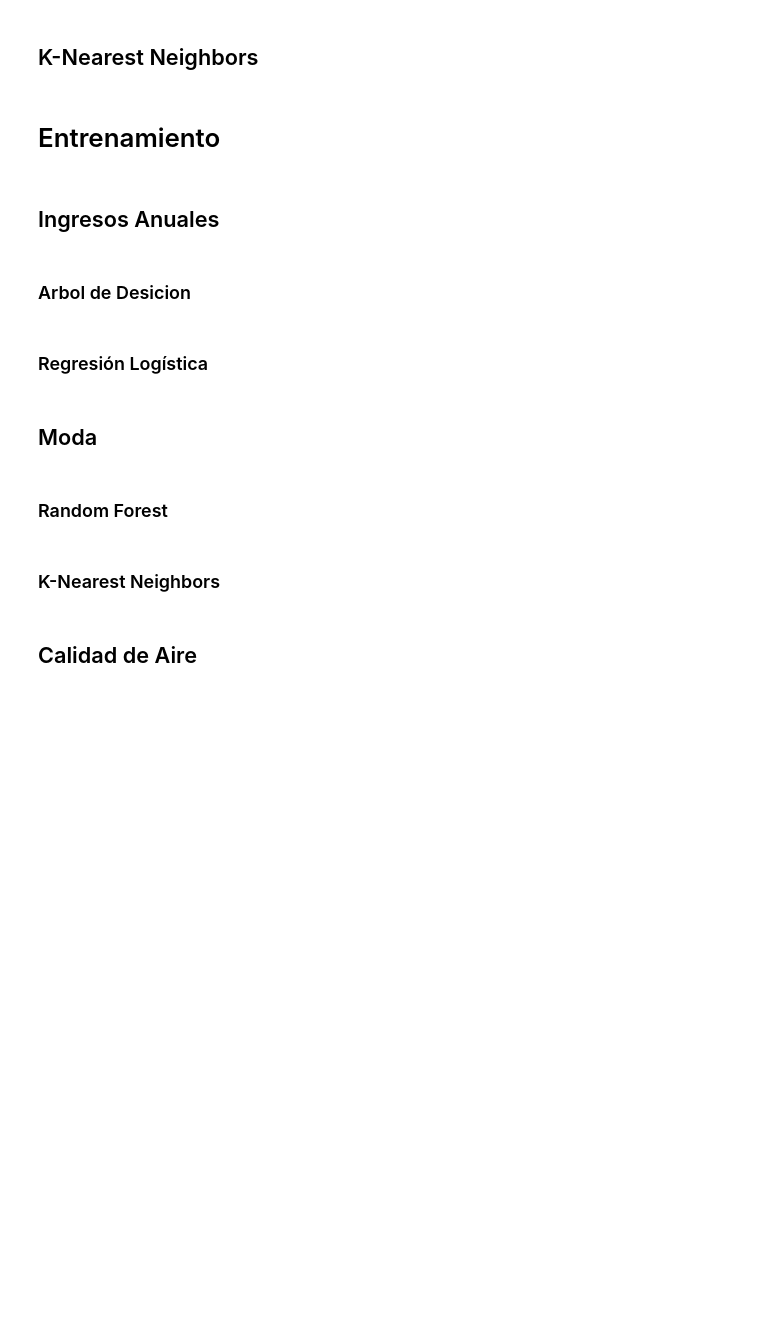
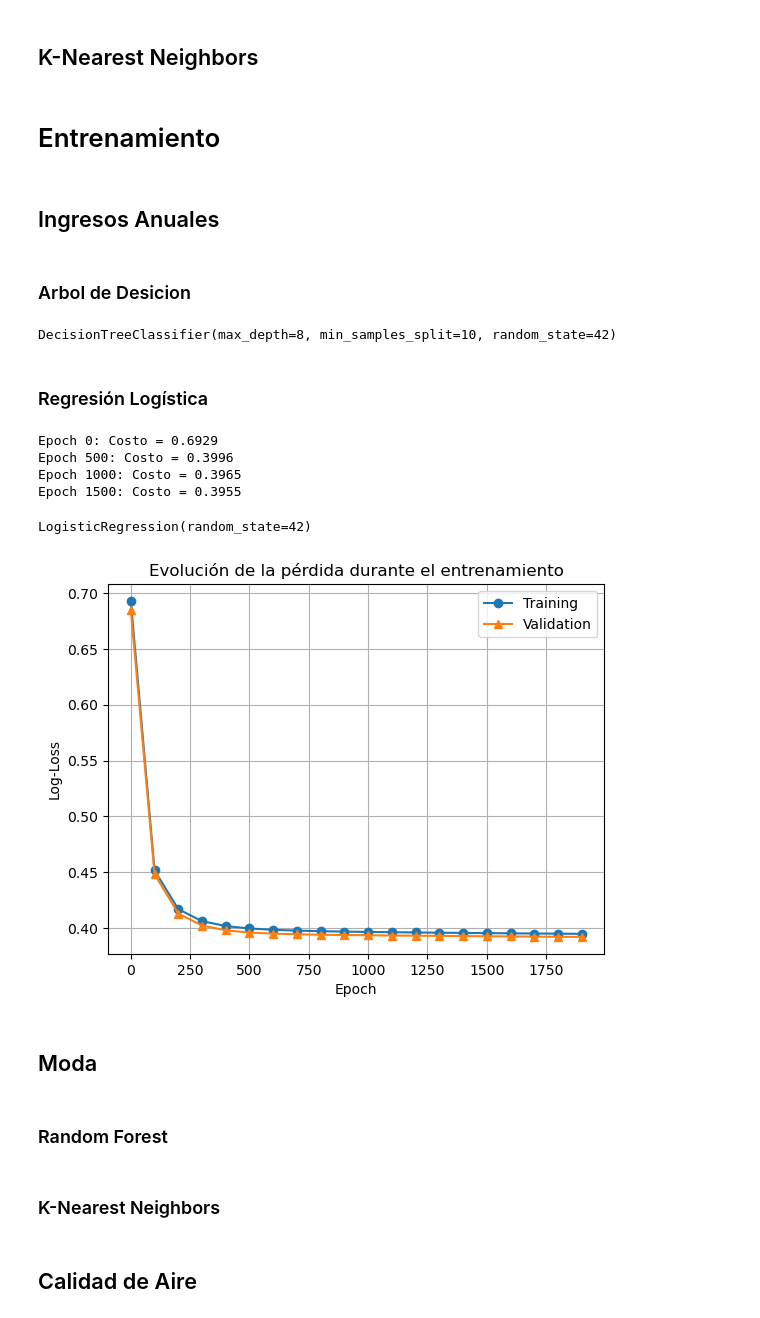
Before and after one commit to JuanPabloRodriguezC/rec_patrones_lab, a Jupyter notebook: Proyecto/proyecto.ipynb, the cells around one changed output. Saved outputs shown, nothing was run; the diff lists cells and outputs as text; code cells hidden in the pictures; blank space fills up the shorter version.

Commit message:
metricas ingresos

```diff
--- a/Proyecto/proyecto.ipynb
+++ b/Proyecto/proyecto.ipynb
@@ -689,8 +708,10 @@ del ingresos_cat
 # Elimina los NaN en la columna de Income
 ingresos_preprocesado = ingresos_preprocesado.dropna(subset=["income"])
 
-X = ingresos_preprocesado.drop("income", axis=1).values
-y = ingresos_preprocesado["income"].astype(int).values
+y = ingresos_preprocesado["income"].astype(int).values.reshape(-1,1)
+weights = ingresos_preprocesado["fnlwgt"].values.reshape(-1,1)
+X = ingresos_preprocesado.drop(["income", "fnlwgt"], axis=1).values
+del ingresos_preprocesado
 # %% [markdown]
 # Modelos
 # %% [markdown]
@@ -742,6 +763,7 @@ class OurLogisticRegression:
         self.epochs = epochs
         self.theta = None
         self.loss_history = []
+        self.valid_loss_history = []
 
 
     def sigmoid(self,z):
@@ -752,20 +774,32 @@ class OurLogisticRegression:
         m = len(y)
         return -(1/m) * np.sum(y*np.log(y_hat + 1e-15) + (1-y)*np.log(1-y_hat + 1e-15))
 
-    def fit(self, X, y):
+    def fit(self, X, y, X_valid, y_valid, sample_weights=None):
         m, n = X.shape
         # Inicialización con valores pequeños aleatorios
         self.theta = np.random.randn(n,1) * 0.01
 
+        if sample_weights is None:
+            sample_weights = np.ones((m, 1))
+        else:
+            sample_weights = sample_weights.reshape(-1, 1)
+
+
+        sample_weights = sample_weights * (m / np.sum(sample_weights))
+
         for epoch in range(self.epochs):
             z = X.dot(self.theta)
             y_hat = self.sigmoid(z)
-            gradient = (1/m) * X.T.dot(y_hat - y)
+            weighted_error = sample_weights * (y_hat - y)
+            gradient = (1/m) * X.T.dot(weighted_error)
             self.theta -= self.lr * gradient
 
             # Guardar loss cada 100 iteraciones
             if epoch % 100 == 0:
+                y_hat_valid = self.sigmoid(X_valid.dot(self.theta))
                 cost = self.compute_cost(y, y_hat)
+                valid_cost = self.compute_cost(y_valid, y_hat_valid)
+                self.valid_loss_history.append(valid_cost)
                 self.loss_history.append(cost)
                 if epoch % 500 == 0:
                     print(f"Epoch {epoch}: Costo = {cost:.4f}")
@@ -778,10 +812,12 @@ class OurLogisticRegression:
         return (probs >= threshold).astype(int)
 
     def plot_loss(self):
-        plt.plot(range(0, self.epochs, 100), self.loss_history, marker='o')
+        plt.plot(range(0, self.epochs, 100), self.loss_history, marker='o', label="Training")
+        plt.plot(range(0, self.epochs, 100), self.valid_loss_history, marker='^', label="Validation")
         plt.xlabel("Epoch")
         plt.ylabel("Log-Loss")
         plt.title("Evolución de la pérdida durante el entrenamiento")
+        plt.legend()
         plt.grid(True)
         plt.show()
 # %% [markdown]
@@ -896,7 +932,8 @@ class DecisionTree:
 
 
    def fit(self, X, y):
-       X, y = np.array(X), np.array(y)
+       X = np.asarray(X)
+       y = np.asarray(y).ravel()
        self.n_classes_ = len(np.unique(y))
        self.root = self._build_tree(X, y, depth=0)
        return self
@@ -966,10 +1011,6 @@ tree = DecisionTree(
 )
 tree.fit(X_train, y_train)
 
-y_pred_tree_income = tree.predict(X_test)
-y_proba_tree_income = tree.predict_proba(X_test)[:, 1]
-
-
 tree_sklearn = DecisionTreeClassifier(
    max_depth=8,
    min_samples_split=10,
@@ -977,11 +1018,27 @@ tree_sklearn = DecisionTreeClassifier(
    random_state=42
 )
 tree_sklearn.fit(X_train, y_train)
-
-y_pred_sklearn_tree_income = tree_sklearn.predict(X_test)
-y_proba_sklearn_tree_income = tree_sklearn.predict_proba(X_test)[:, 1]
+# %% [output]
+DecisionTreeClassifier(max_depth=8, min_samples_split=10, random_state=42)
 # %% [markdown]
 ### Regresión Logística
+# %%
+our_log_model = OurLogisticRegression(lr=0.05, epochs=2000)
+our_log_model.fit(X_train_b, y_train, X_valid_b, y_valid)
+# %% [output]
+Epoch 0: Costo = 0.6929
+Epoch 500: Costo = 0.3996
+Epoch 1000: Costo = 0.3965
+Epoch 1500: Costo = 0.3955
+# %%
+sklearn_log_model = LogisticRegression(random_state=42)
+sklearn_log_model.fit(X_train, y_train.ravel())
+# %% [output]
+LogisticRegression(random_state=42)
+# %%
+our_log_model.plot_loss()
+# %% [output]
+[figure, added]
 # %% [markdown]
 ## Moda
 # %% [markdown]
```
Also changed, not shown: parts of 7 cells of this notebook.
